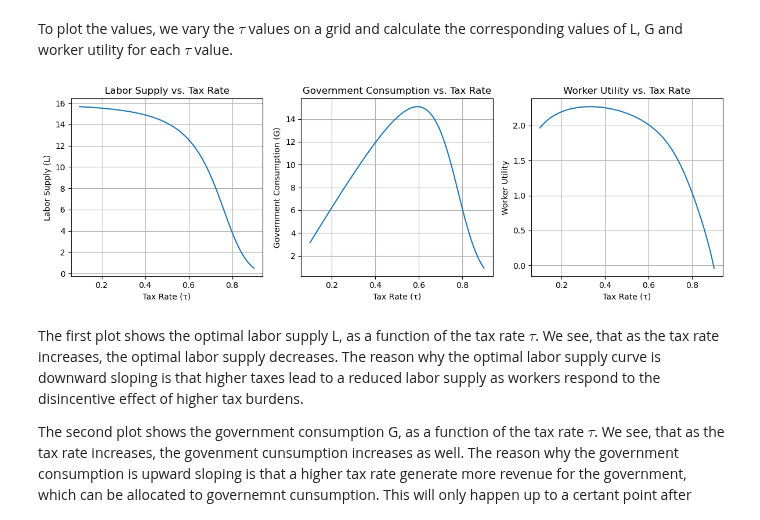
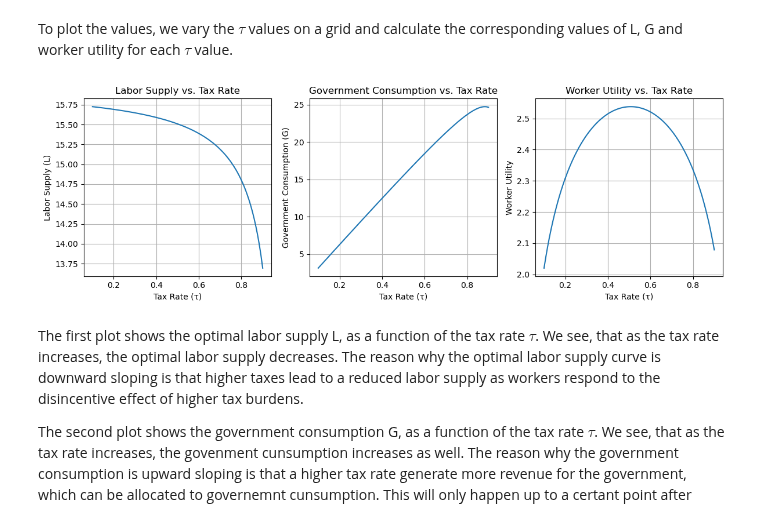
Before and after one commit to NumEconCopenhagen/projects-2023-iim, a Jupyter notebook: Examproject/Exam-2023-notebook.ipynb, the cells around one changed output. Drawn from its saved outputs; the diff is of its cells as text; code cells hidden in the pictures.

Commit message:
objective

```diff
--- a/Examproject/Exam-2023-notebook.ipynb
+++ b/Examproject/Exam-2023-notebook.ipynb
@@ -142,40 +138,3 @@ plt.show()
 When G = 1.0: The optimal labor supply (L*) = 15.302 and the theoretical optimal labor supply is 15.302.
 When G = 2.0: The optimal labor supply (L*) = 15.302 and the theoretical optimal labor supply is 15.302.
 [figure]
-# %%
-
-# Plot the theoretical L* versus the numerically found optimized L*
-G_list = np.linspace(1, 2, 20)
-optimal_L_star_list = []
-for G in G_list:
-
-    # the wage rate
-    w_tilde = (1 - tau) * w
-
-    # bounds for labor
-    bounds = [0, 24]
-
-    # Solve the optimization problem
-    result = minimize_scalar(utility_function, bounds=bounds)
-
-    # save the optimal labor supply
-    L_star = result.x
-    optimal_L_star_list.append(L_star)
-
-
-theoretical_L_star_list = []
-theoretical_L_star_list = [(-kappa+(kappa**2+4*alpha/nu*w_tilde**2)**(1/2))/(2*w_tilde) for G in G_list]
-test = 1
-
-plt.plot(G_list, optimal_L_star_list, label='Optimal L*')
-plt.plot(G_list, theoretical_L_star_list, label='Theoretical L*', linestyle = '--')
-plt.xlabel('G')
-plt.ylabel('L*')
-plt.title('Optimal L* vs Theoretical L*')
-plt.legend()
-plt.ylim(10, 24)
-plt.grid(True)
-plt.show()
-
-print(optimal_L_star_list)
-print(theoretical_L_star_list)
@@ -206,7 +161,7 @@ for w in w_values:
     bounds = (0, 24)
 
     # Solve the optimization problem
-    result = minimize_scalar(objective_function, bounds=bounds, args=(alpha, kappa, nu, w_tilde, tau, G))
+    result = minimize_scalar(objective_function, bounds=bounds)
 
     # Extract the optimal labor supply
     L_star = result.x
@@ -253,14 +208,14 @@ for tau in tau_values:
     bounds = (0, 24)
 
     # Solve the optimization problem
-    result = minimize_scalar(objective_function, bounds=bounds, args=(alpha, kappa, nu, w_tilde, tau, w))
+    result = minimize_scalar(objective_function, bounds=bounds)
 
     # Extract the optimal labor supply
     L_star = result.x
 
     # Compute the implied G and worker utility
     G = tau * w * L_star
-    utility = utility_function(L_star, alpha, kappa, nu, w_tilde, tau, G)
+    utility = -(objective_function(L_star))
 
     # Append to the lists
     L_values.append(L_star)
@@ -270,34 +225,34 @@ for tau in tau_values:
 # Plot the relationship between L, G, and worker utility
 plt.figure(figsize=(12, 4))
 
 # Plot labor supply (L)
 plt.subplot(1, 3, 1)
 plt.plot(tau_values, L_values)
 plt.xlabel('Tax Rate (τ)')
 plt.ylabel('Labor Supply (L)')
 plt.title('Labor Supply vs. Tax Rate')
 plt.grid(True)
 
 # Plot government consumption (G)
 plt.subplot(1, 3, 2)
 plt.plot(tau_values, G_values)
 plt.xlabel('Tax Rate (τ)')
 plt.ylabel('Government Consumption (G)')
 plt.title('Government Consumption vs. Tax Rate')
 plt.grid(True)
 
 # Plot worker utility
 plt.subplot(1, 3, 3)
 plt.plot(tau_values, utility_values)
 plt.xlabel('Tax Rate (τ)')
 plt.ylabel('Worker Utility')
 plt.title('Worker Utility vs. Tax Rate')
 plt.grid(True)
 
 plt.tight_layout()
 plt.show()
 # %% [output]
-[figure, old version]
+[figure, new version]
 # %% [markdown]
 The first plot shows the optimal labor supply L, as a function of the tax rate $\tau$. We see, that as the tax rate increases, the optimal labor supply decreases. The reason why the optimal labor supply curve is downward sloping is that higher taxes lead to a reduced labor supply as workers respond to the disincentive effect of higher tax burdens.
 
```
Also changed, not shown: parts of 3 cells of this notebook.
